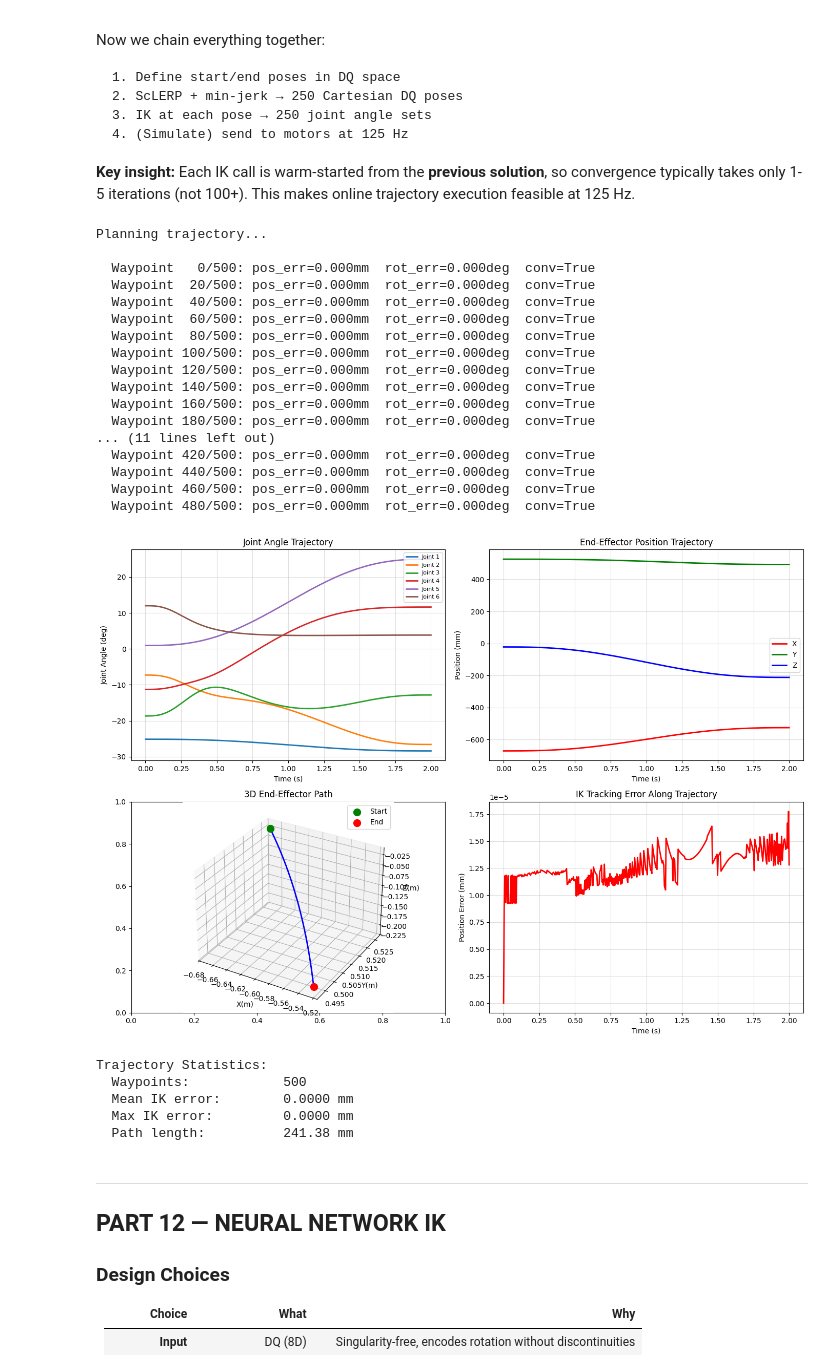
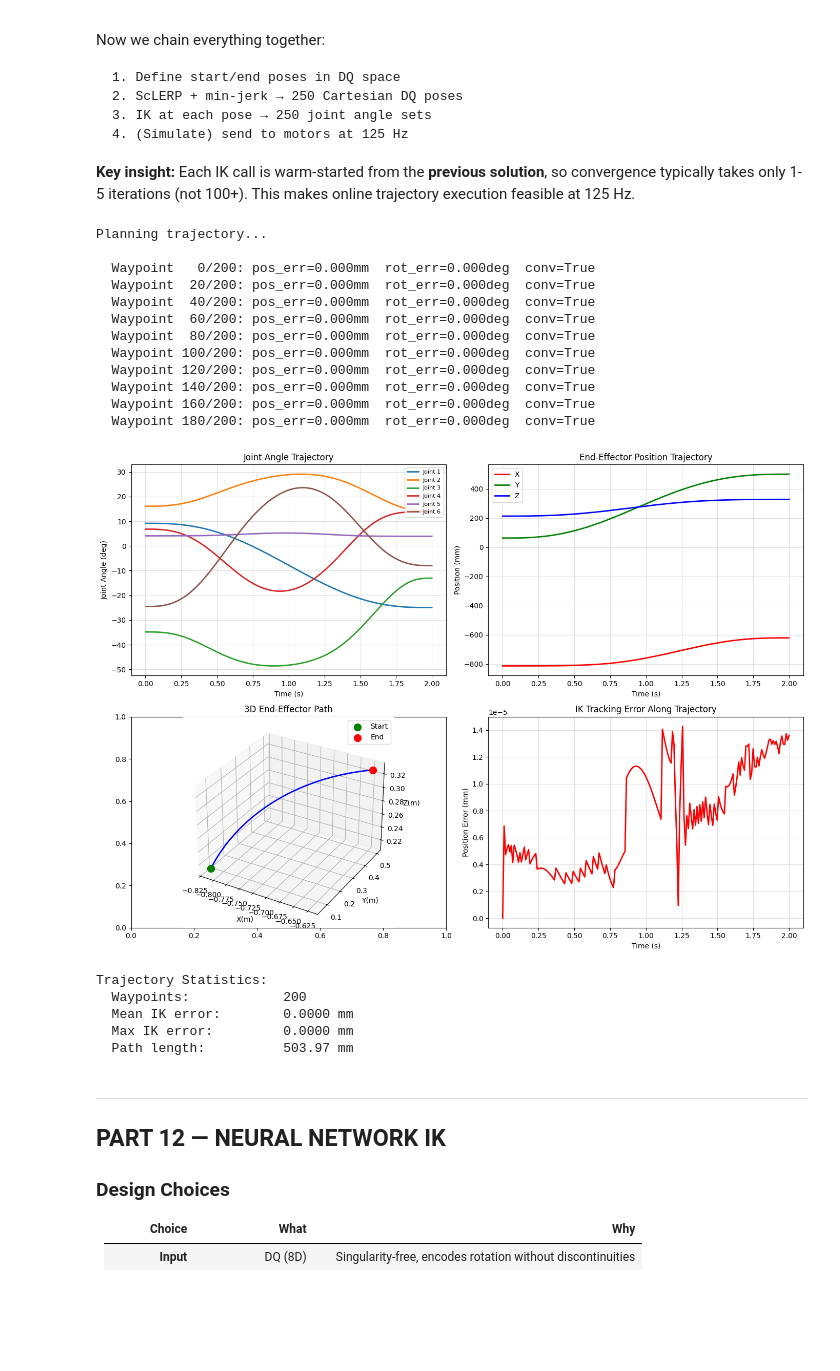
Before and after one commit to Ash786Sharma/Robot_Studio, a Jupyter notebook: notebook/UR5_DualQuaternion_kinematics.ipynb, the cells around one changed output. Cells and saved outputs as stored; diff of their text form; code cells hidden in the pictures; blank space fills up the shorter version.

```diff
--- a/notebook/UR5_DualQuaternion_kinematics.ipynb
+++ b/notebook/UR5_DualQuaternion_kinematics.ipynb
@@ -1753,7 +1798,7 @@ Q_end_target = fk_dq(S, theta_end, M_dq)
 
 theta_traj, pose_traj, ik_errors = plan_trajectory(
     S, M_dq, theta_start, Q_end_target,
-    n_points=500, ik_tol=1e-8, verbose=True
+    n_points=200, ik_tol=1e-8, verbose=True
 )
 
 # ============================================================
@@ -1780,54 +1825,49 @@ axes[0,1].set_xlabel('Time (s)'); axes[0,1].set_ylabel('Position (mm)')
 axes[0,1].set_title('End-Effector Position Trajectory')
 axes[0,1].legend(); axes[0,1].grid(True, alpha=0.4)
 
 # 3D path
 ax3d = fig.add_subplot(2, 2, 3, projection='3d')
 ax3d.plot(positions_traj[:,0], positions_traj[:,1], positions_traj[:,2],
            'b-', linewidth=2)
 ax3d.scatter(*positions_traj[0],  color='green', s=100, label='Start')
 ax3d.scatter(*positions_traj[-1], color='red',   s=100, label='End')
 ax3d.set_xlabel('X(m)'); ax3d.set_ylabel('Y(m)'); ax3d.set_zlabel('Z(m)')
 ax3d.set_title('3D End-Effector Path')
 ax3d.legend()
 
 # IK errors along trajectory
 axes[1,1].plot(time_axis, ik_errors, 'r-', linewidth=2)
 axes[1,1].set_xlabel('Time (s)'); axes[1,1].set_ylabel('Position Error (mm)')
 axes[1,1].set_title('IK Tracking Error Along Trajectory')
 axes[1,1].grid(True, alpha=0.4)
 
 plt.tight_layout()
 plt.show()
 
 print(f'\nTrajectory Statistics:')
 print(f'  Waypoints:            {len(pose_traj)}')
 print(f'  Mean IK error:        {ik_errors.mean():.4f} mm')
 print(f'  Max IK error:         {ik_errors.max():.4f} mm')
 print(f'  Path length:          {np.sum(np.linalg.norm(np.diff(positions_traj, axis=0), axis=1))*1000:.2f} mm')
 # %% [output]
 Planning trajectory...
 
-  Waypoint   0/500: pos_err=0.000mm  rot_err=0.000deg  conv=True
-  Waypoint  20/500: pos_err=0.000mm  rot_err=0.000deg  conv=True
-  Waypoint  40/500: pos_err=0.000mm  rot_err=0.000deg  conv=True
-  Waypoint  60/500: pos_err=0.000mm  rot_err=0.000deg  conv=True
-  Waypoint  80/500: pos_err=0.000mm  rot_err=0.000deg  conv=True
-  Waypoint 100/500: pos_err=0.000mm  rot_err=0.000deg  conv=True
-  Waypoint 120/500: pos_err=0.000mm  rot_err=0.000deg  conv=True
-  Waypoint 140/500: pos_err=0.000mm  rot_err=0.000deg  conv=True
-  Waypoint 160/500: pos_err=0.000mm  rot_err=0.000deg  conv=True
-  Waypoint 180/500: pos_err=0.000mm  rot_err=0.000deg  conv=True
-... (11 lines left out)
-  Waypoint 420/500: pos_err=0.000mm  rot_err=0.000deg  conv=True
-  Waypoint 440/500: pos_err=0.000mm  rot_err=0.000deg  conv=True
-  Waypoint 460/500: pos_err=0.000mm  rot_err=0.000deg  conv=True
-  Waypoint 480/500: pos_err=0.000mm  rot_err=0.000deg  conv=True
+  Waypoint   0/200: pos_err=0.000mm  rot_err=0.000deg  conv=True
+  Waypoint  20/200: pos_err=0.000mm  rot_err=0.000deg  conv=True
+  Waypoint  40/200: pos_err=0.000mm  rot_err=0.000deg  conv=True
+  Waypoint  60/200: pos_err=0.000mm  rot_err=0.000deg  conv=True
+  Waypoint  80/200: pos_err=0.000mm  rot_err=0.000deg  conv=True
+  Waypoint 100/200: pos_err=0.000mm  rot_err=0.000deg  conv=True
+  Waypoint 120/200: pos_err=0.000mm  rot_err=0.000deg  conv=True
+  Waypoint 140/200: pos_err=0.000mm  rot_err=0.000deg  conv=True
+  Waypoint 160/200: pos_err=0.000mm  rot_err=0.000deg  conv=True
+  Waypoint 180/200: pos_err=0.000mm  rot_err=0.000deg  conv=True
-[figure, old version]
+[figure, new version]
 Trajectory Statistics:
-  Waypoints:            500
+  Waypoints:            200
   Mean IK error:        0.0000 mm
   Max IK error:         0.0000 mm
-  Path length:          241.38 mm
+  Path length:          503.97 mm
 # %% [markdown]
 ---
 ## PART 12 — NEURAL NETWORK IK
```
Also changed, not shown: parts of 11 cells of this notebook.
